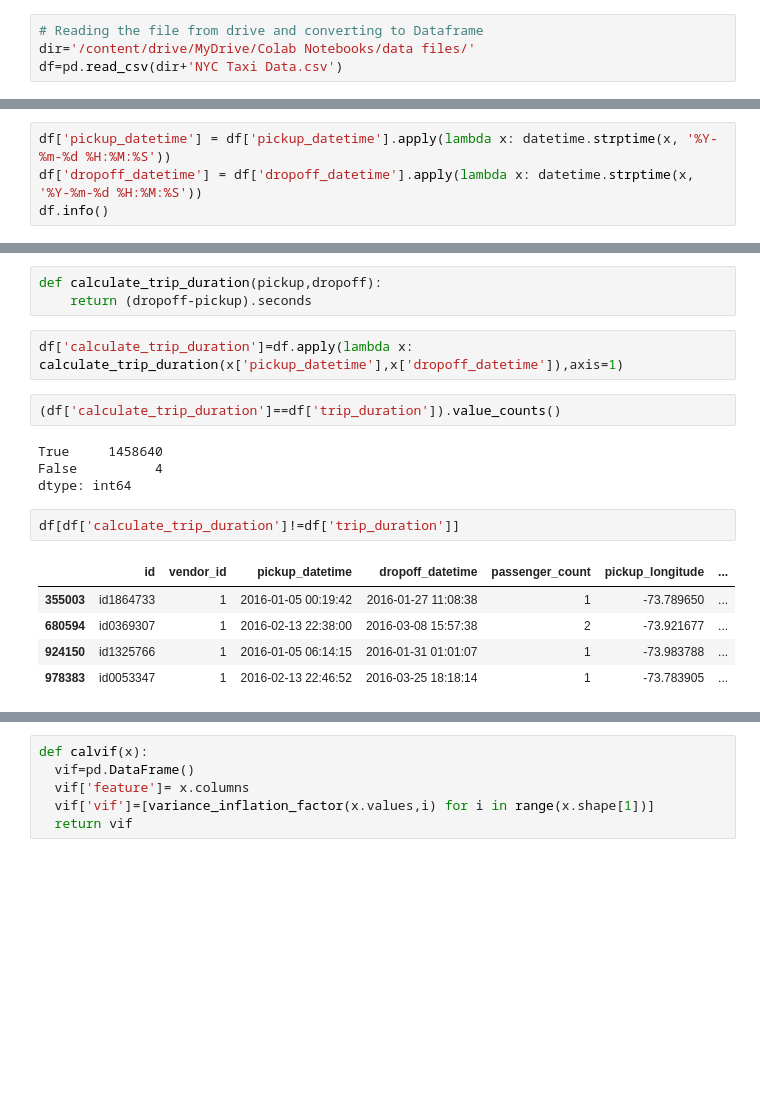
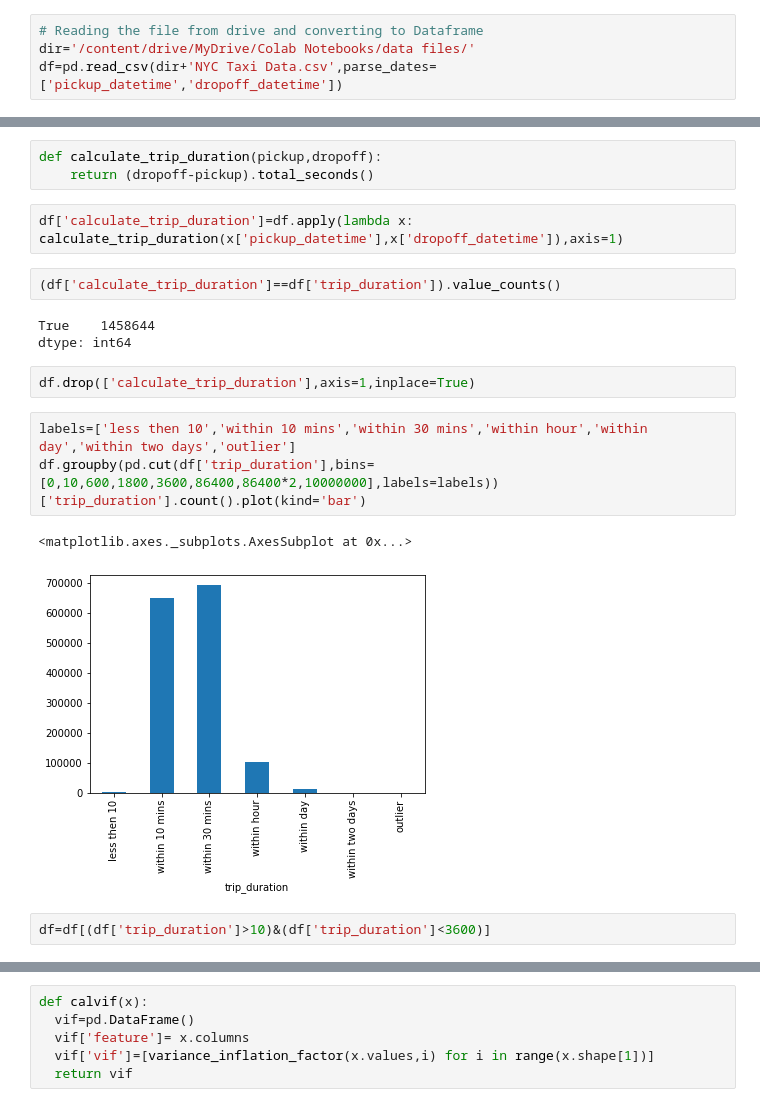
Before and after one commit to jainrasik/NYC-Taxi-Trip-Time-Prediction-Rasik-Jain, a Jupyter notebook: NYC_Taxi_Trip_Time_Prediction_rasik_jain_Capstone_Project.ipynb, the cells around one changed output, grey strips where cells are left out. Saved outputs shown, nothing was run; the diff lists cells and outputs as text; blank space fills up the shorter version.

```diff
--- a/NYC_Taxi_Trip_Time_Prediction_rasik_jain_Capstone_Project.ipynb
+++ b/NYC_Taxi_Trip_Time_Prediction_rasik_jain_Capstone_Project.ipynb
@@ -49,7 +56,7 @@ Drive already mounted at /content/drive; to attempt to forcibly remount, call dr
 # %%
 # Reading the file from drive and converting to Dataframe
 dir='/content/drive/MyDrive/Colab Notebooks/data files/'
-df=pd.read_csv(dir+'NYC Taxi Data.csv')
+df=pd.read_csv(dir+'NYC Taxi Data.csv',parse_dates=['pickup_datetime','dropoff_datetime'])
 # %%
 # checking the data
 df.head()
@@ -87,5 +94 @@ dtypes: float64(4), int64(3), object(4)
 memory usage: 122.4+ MB
-# %%
-df['pickup_datetime'] = df['pickup_datetime'].apply(lambda x: datetime.strptime(x, '%Y-%m-%d %H:%M:%S'))
-df['dropoff_datetime'] = df['dropoff_datetime'].apply(lambda x: datetime.strptime(x, '%Y-%m-%d %H:%M:%S'))
-df.info()
@@ -158,20 +136,21 @@ df['trip_duration'].plot(kind='box')
 [figure]
 # %%
 def calculate_trip_duration(pickup,dropoff):
-    return (dropoff-pickup).seconds
+    return (dropoff-pickup).total_seconds()
 # %%
 df['calculate_trip_duration']=df.apply(lambda x: calculate_trip_duration(x['pickup_datetime'],x['dropoff_datetime']),axis=1)
 # %%
 (df['calculate_trip_duration']==df['trip_duration']).value_counts()
 # %% [output]
-True     1458640
-False          4
+True    1458644
 dtype: int64
+# %%
+df.drop(['calculate_trip_duration'],axis=1,inplace=True)
+# %%
+labels=['less then 10','within 10 mins','within 30 mins','within hour','within day','within two days','outlier']
+df.groupby(pd.cut(df['trip_duration'],bins=[0,10,600,1800,3600,86400,86400*2,10000000],labels=labels))['trip_duration'].count().plot(kind='bar')
+# %% [output]
+<matplotlib.axes._subplots.AxesSubplot at 0x...>
+[figure, added]
 # %%
-df[df['calculate_trip_duration']!=df['trip_duration']]
+df=df[(df['trip_duration']>10)&(df['trip_duration']<3600)]
-# %% [output]
-|  | id | vendor_id | pickup_datetime | dropoff_datetime | passenger_count | pickup_longitude | ... |
-| 355003 | id1864733 | 1 | 2016-01-05 00:19:42 | 2016-01-27 11:08:38 | 1 | -73.789650 | ... |
-| 680594 | id0369307 | 1 | 2016-02-13 22:38:00 | 2016-03-08 15:57:38 | 2 | -73.921677 | ... |
-| 924150 | id1325766 | 1 | 2016-01-05 06:14:15 | 2016-01-31 01:01:07 | 1 | -73.983788 | ... |
-| 978383 | id0053347 | 1 | 2016-02-13 22:46:52 | 2016-03-25 18:18:14 | 1 | -73.783905 | ... |
```
Also changed, not shown: parts of 69 cells of this notebook.
